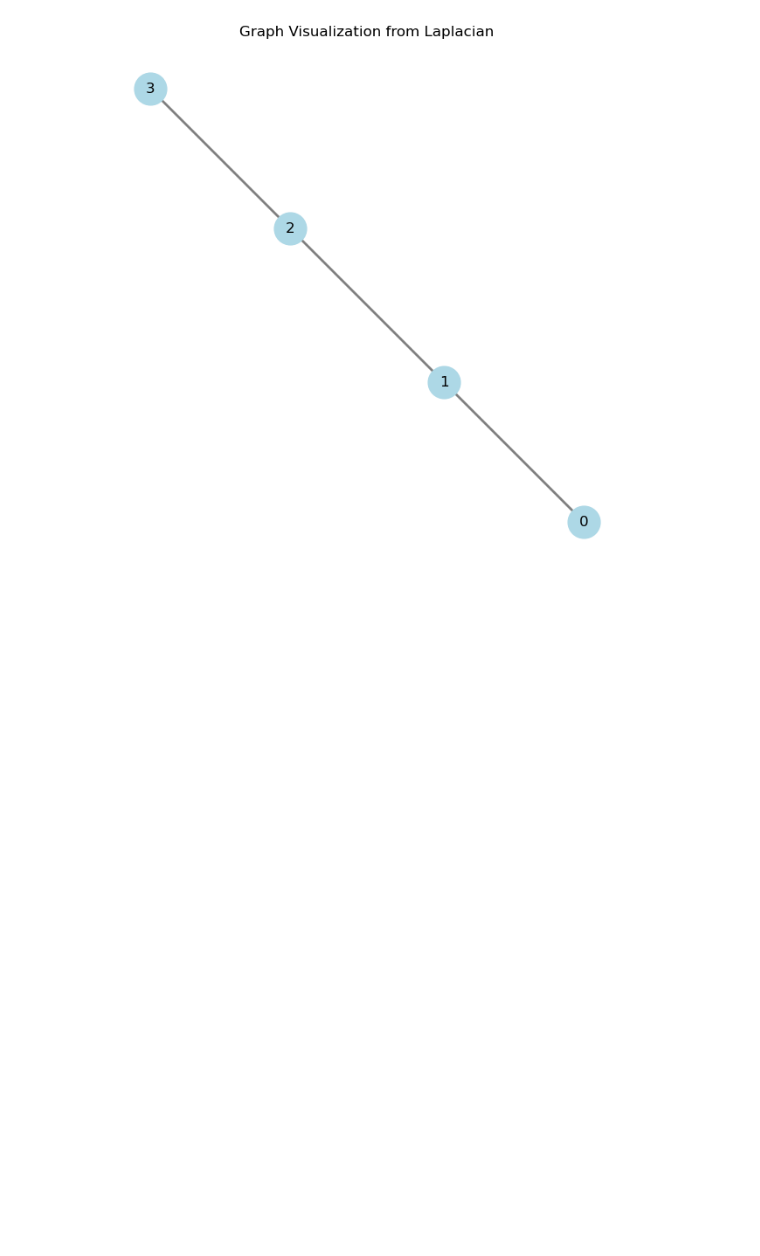
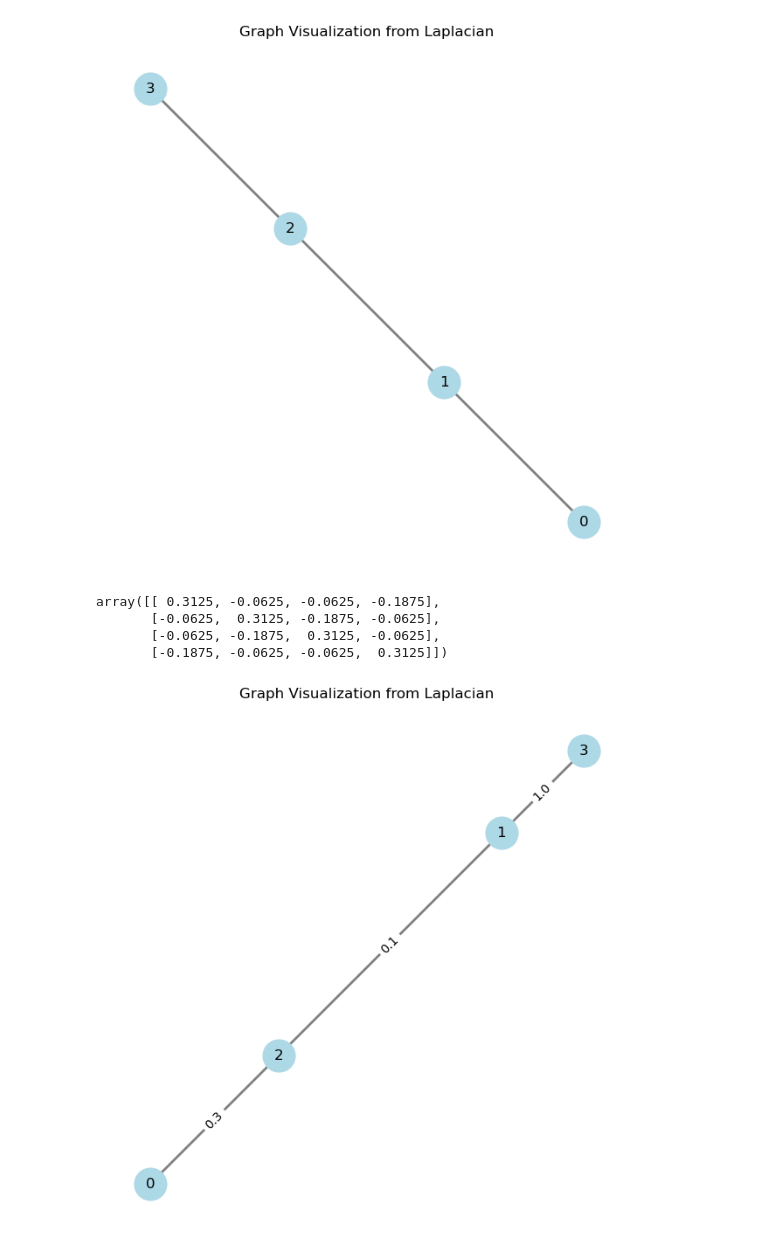
Before and after one commit to alex-anw/MA_new, a Jupyter notebook: MA_python.ipynb, the cells around one changed output. Saved outputs shown, nothing was run; the diff lists cells and outputs as text; code cells hidden in the pictures; blank space fills up the shorter version.

```diff
--- a/MA_python.ipynb
+++ b/MA_python.ipynb
@@ -88,0 +464,6 @@ array([[ 1. ,  0. ,  0. ,  0. ,  0. , -1. ,  0. ,  0. ],
+# %%
+l_new=np.array([1,0,0,1j])
+b_list= deconstruct_l(l_new,16,0,3,1)
+print(len(b_list))
+for i in range(len(b_list)):
+    print(f"index i is {i}, index j is {i} and effective restistance is {b_list[i]@ p_inv_lift@ np.transpose(b_list[i])}")
@@ -88,0 +488,4 @@ array([[ 1. ,  0. ,  0. ,  0. ,  0. , -1. ,  0. ,  0. ],
+# %%
+for i in range(len(b_list)):
+    for j in range(len(b_list)):
+        print(f"index i is {i}, index j is {j} and transfer impendance {b_list[i]@ p_inv_lift@ np.transpose(b_list[j])}")
@@ -89,6 +521,6 @@ array([[ 1. ,  0. ,  0. ,  0. ,  0. , -1. ,  0. ,  0. ],
 # %%
 
-def draw_graph_from_laplacian(laplacian_matrix):
+def draw_graph_from_laplacian(laplacian_matrix, is_lift=False,lift_size=2):
     """
     Parses a Laplacian matrix and draws the corresponding graph.
     """
@@ -120,13 +552,26 @@ def draw_graph_from_laplacian(laplacian_matrix):
     pos = nx.spring_layout(G)
 
     # Draw nodes, edges, and labels
-    nx.draw(G, pos,
-            with_labels=True,
-            node_color='lightblue',
+    if is_lift:
+        n= L.shape[0]/lift_size
+        label_list=[f"{int(i% n)}({int(i// n)})" for i in range(L.shape[0]) ]
+        labels_map = {i: name for i, name in enumerate(label_list)}
+        nx.draw(G, pos,
+            labels=labels_map,  # Pass the dictionary here
+            with_labels=True,   # Ensure this is True
+            node_color='lightgreen',
             edge_color='gray',
-            node_size=700,
+            node_size=800,
             font_size=12,
-            width=2) # Line width of edges
+            font_weight='bold')
+    else:
+        nx.draw(G, pos,
+                with_labels=True,
+                node_color='lightblue',
+                edge_color='gray',
+                node_size=700,
+                font_size=12,
+                width=2) # Line width of edges
 
     # Draw edge labels (weights) if the graph is weighted
     edge_labels = nx.get_edge_attributes(G, "weight")
@@ -166,3 +611,33 @@ path_laplacian = [
 draw_graph_from_laplacian(path_laplacian)
 # %% [output]
 [figure]
+# %%
+L_proper= [
+    [2,-1,0,-1],
+    [-1,2,-1,0],
+    [0,-1,2,-1],
+    [-1,0,-1,2],
+]
+L_self= [
+    [2,-1,-1,0],
+    [-1,2,0,-1],
+    [-1,0,2,-1],
+    [0,-1,-1,2],
+]
+L_pinv= np.linalg.pinv(L_self)
+L_pinv
+# %% [output]
+array([[ 0.3125, -0.0625, -0.0625, -0.1875],
+       [-0.0625,  0.3125, -0.1875, -0.0625],
+       [-0.0625, -0.1875,  0.3125, -0.0625],
+       [-0.1875, -0.0625, -0.0625,  0.3125]])
+# %%
+ssd_fml=  [
+    [1.3, 0, -0.3,1],
+    [0,1.1,-0.1,-1],
+    [-0.3,-0.1,0.4,0],
+    [1, -1, 0,2],
+]
+draw_graph_from_laplacian(ssd_fml)
+# %% [output]
+[figure, added]
```
Also changed, not shown: parts of 37 cells of this notebook, 2 other files.
